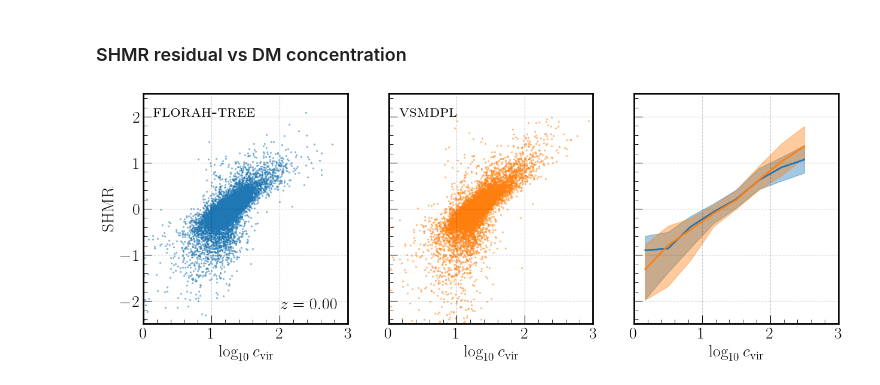
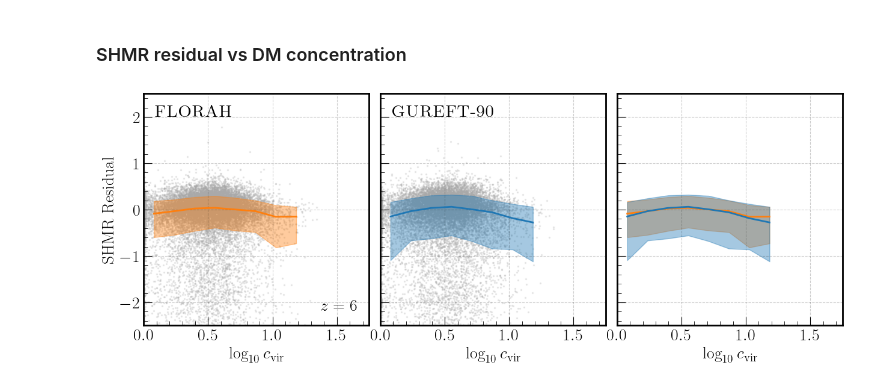
Before and after one commit to trivnguyen/florah-tree, a Jupyter notebook: scsam/notebooks/sam_shmr.ipynb, the cells around one changed output. Saved outputs shown, nothing was run; the diff lists cells and outputs as text; code cells hidden in the pictures.

```diff
--- a/scsam/notebooks/sam_shmr.ipynb
+++ b/scsam/notebooks/sam_shmr.ipynb
@@ -21,13 +21,16 @@ plt.style.use('/mnt/home/tnguyen/default.mplstyle')
 # %% [markdown]
 ### Read data
 # %%
-data_root = "/mnt/ceph/users/tnguyen/florah/sc-sam/florah-tree/"
-sim_table = utils.read_all_props(os.path.join(data_root, 'vsmdpl_sim/output'))
-gen_table = utils.read_all_props(os.path.join(data_root, 'vsmdpl_gen/output'))
-z = 0
+model_name = 'gru-gru-opt-ratio'
+data_root = "/mnt/ceph/users/tnguyen/florah-tree/sc-sam/gureft90-nprog3-dt4-z15/"
+sim_table = utils.read_all_props(os.path.join(data_root, 'sim/output'))
+gen_table = utils.read_all_props(os.path.join(data_root, f'{model_name}/output'))
 sat_types = [0, 1, 2, 3]
 
 select = (sim_table['mstar'] > 0) & np.isin(sim_table['sat_type'], sat_types)
 sim_table = sim_table[select]
 select = (gen_table['mstar'] > 0) & np.isin(gen_table['sat_type'], sat_types)
 gen_table = gen_table[select]
+
+plotdir = f'/mnt/home/tnguyen/projects/florah/figures/sc-sam/gureft90-{model_name}'
+os.makedirs(plotdir, exist_ok=True)
@@ -126,7 +141,7 @@ sim_log_cvir = np.log10(sim_table['c_nfw'].to_numpy())
 gen_log_cvir = np.log10(gen_table['c_nfw'].to_numpy())
 
 q = [50, 16, 84]
-bins = np.linspace(0, 3, 10)  # this is concentration bin, not mass bin
+bins = np.linspace(0, 3, 20)  # this is concentration bin, not mass bin
 bin_centers = (bins[:-1] + bins[1:]) / 2
 nbins = len(bin_centers)
 min_num_bin = 10
@@ -166,55 +181,65 @@ for i in range(nbins):
 # %%
 fig, axes = plt.subplots(1, 3, figsize=(15, 5), sharex=True, sharey=True)
 
-gen_label = r'\textsc{florah-tree}'
-sim_label = r'\textsc{vsmdpl}'
-gen_color = 'C0'
-sim_color = 'C1'
-xlim = (0, 3)
+gen_label = r'\textsc{FLORAH}'
+sim_label = r'\textsc{GUREFT-90}'
+gen_color = 'C1'
+sim_color = 'C0'
+xlim = (0, 1.75)
 ylim = (-2.5, 2.5)
+sc_alpha = 0.2
 
-# plot only the generated galaxies
-axes[0].scatter(
-    gen_log_cvir, gen_shmr, s=2, alpha=0.4, c='C0')
-
-# plot only the simulated galaxies
-axes[1].scatter(
-    sim_log_cvir, sim_shmr, s=2, alpha=0.4, c='C1')
+# plot the scatter plot
+axes[0].scatter(gen_log_cvir, gen_shmr, s=2, alpha=sc_alpha, c='darkgray')
+axes[0].plot(
+    bin_centers, gen_shmr_q[:, 0], color=gen_color, lw=2,
+    label=gen_label)
+axes[0].fill_between(
+    bin_centers, gen_shmr_q[:, 1], gen_shmr_q[:, 2],
+    alpha=0.4, color=gen_color)
+axes[1].scatter(sim_log_cvir, sim_shmr, s=2, alpha=sc_alpha, c='darkgray')
+axes[1].plot(
+    bin_centers, sim_shmr_q[:, 0], color=sim_color, lw=2,
+    label=sim_label)
+axes[1].fill_between(
+    bin_centers, sim_shmr_q[:, 1], sim_shmr_q[:, 2],
+    alpha=0.4, color=sim_color)
 
 # plot both but only the median and 16-84 percentile
 axes[2].plot(
     bin_centers, gen_shmr_q[:, 0], color=gen_color, lw=2,
     label=r'\textsc{florah-tree}')
 axes[2].fill_between(
     bin_centers, gen_shmr_q[:, 1], gen_shmr_q[:, 2],
     alpha=0.4, color=gen_color)
 axes[2].plot(
     bin_centers, sim_shmr_q[:, 0], color=sim_color, lw=2,
     label=r'\textsc{gureft-05}')
 axes[2].fill_between(
     bin_centers, sim_shmr_q[:, 1], sim_shmr_q[:, 2],
     alpha=0.4, color=sim_color)
 
-axes[0].set_ylabel(r'SHMR')
+axes[0].set_ylabel(r'SHMR Residual')
 axes[0].set_xlabel(r'$\log_{10}c_{\rm vir}$')
 axes[1].set_xlabel(r'$\log_{10}c_{\rm vir}$')
 axes[2].set_xlabel(r'$\log_{10}c_{\rm vir}$')
 axes[0].set_xlim(xlim)
 axes[0].set_ylim(ylim)
 
 # annotate the panels
 axes[0].text(
     0.05, 0.95, gen_label,
     transform=axes[0].transAxes, ha='left', va='top')
 axes[1].text(
     0.05, 0.95, sim_label,
     transform=axes[1].transAxes, ha='left', va='top')
 
 # redshift at the lower right
-axes[0].text(
-    0.95, 0.05, r'$z={:.2f}$'.format(z),
-    transform=axes[0].transAxes, ha='right', va='bottom')
-
+fig.subplots_adjust(wspace=0.05)
+axes[0].text(0.95, 0.05, r'$z=6$', transform=axes[0].transAxes, ha='right', va='bottom')
+fig.savefig(
+    os.path.join(plotdir, 'shmr-res.png'),
+    bbox_inches='tight', dpi=300)
 plt.show()
 # %% [output]
-[figure, old version]
+[figure, new version]
```
Also changed, not shown: parts of 2 cells of this notebook, 17 other files.
